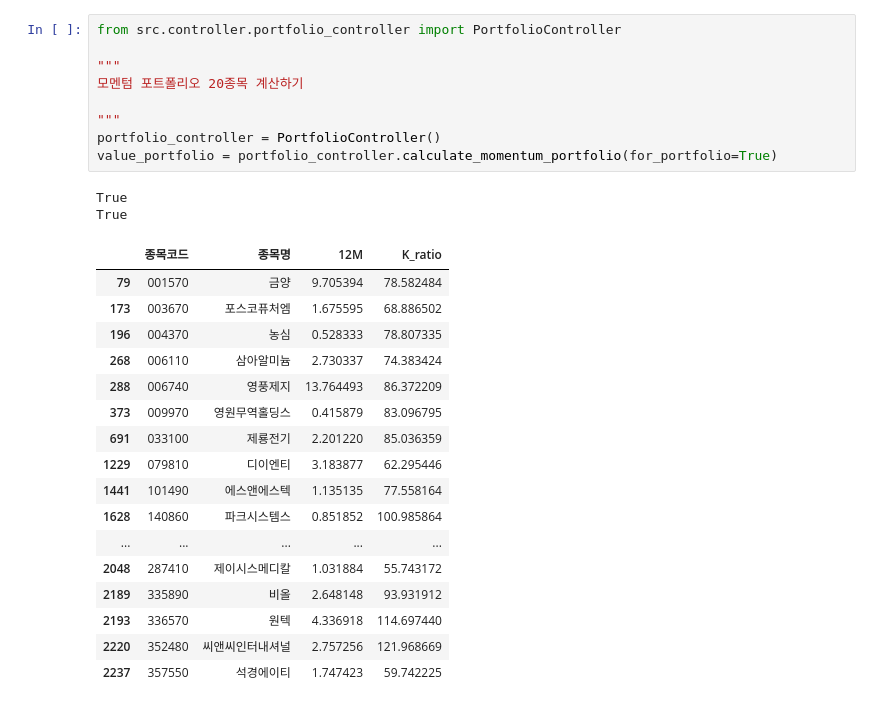
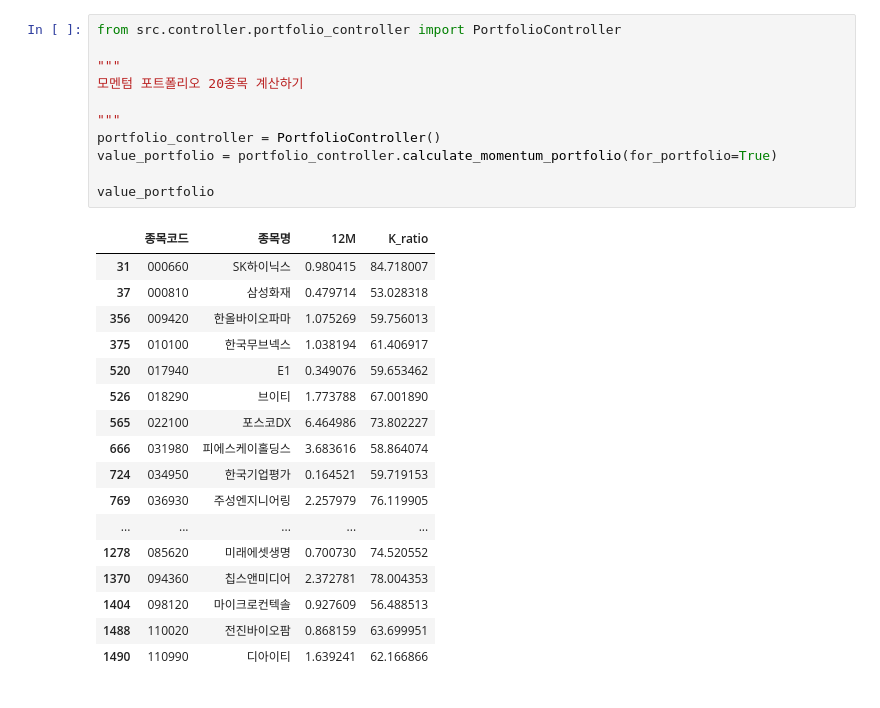
Before and after one commit to Yoodahun/make-quant-portfolio-using-python, a Jupyter notebook: src/jupyter_files/calculate_portfolio/calculate_portfolio.ipynb, the cells around one changed output. Drawn from its saved outputs; the diff is of its cells as text.

```diff
--- a/src/jupyter_files/calculate_portfolio/calculate_portfolio.ipynb
+++ b/src/jupyter_files/calculate_portfolio/calculate_portfolio.ipynb
@@ -35,32 +33,32 @@ True
 # %%
 from src.controller.portfolio_controller import PortfolioController
 
 """
 모멘텀 포트폴리오 20종목 계산하기
 
 """
 portfolio_controller = PortfolioController()
 value_portfolio = portfolio_controller.calculate_momentum_portfolio(for_portfolio=True)
+
+value_portfolio
 # %% [output]
-True
-True
 |  | 종목코드 | 종목명 | 12M | K_ratio |
-| 79 | 001570 | 금양 | 9.705394 | 78.582484 |
-| 173 | 003670 | 포스코퓨처엠 | 1.675595 | 68.886502 |
-| 196 | 004370 | 농심 | 0.528333 | 78.807335 |
-| 268 | 006110 | 삼아알미늄 | 2.730337 | 74.383424 |
-| 288 | 006740 | 영풍제지 | 13.764493 | 86.372209 |
-| 373 | 009970 | 영원무역홀딩스 | 0.415879 | 83.096795 |
-| 691 | 033100 | 제룡전기 | 2.201220 | 85.036359 |
-| 1229 | 079810 | 디이엔티 | 3.183877 | 62.295446 |
-| 1441 | 101490 | 에스앤에스텍 | 1.135135 | 77.558164 |
-| 1628 | 140860 | 파크시스템스 | 0.851852 | 100.985864 |
+| 31 | 000660 | SK하이닉스 | 0.980415 | 84.718007 |
+| 37 | 000810 | 삼성화재 | 0.479714 | 53.028318 |
+| 356 | 009420 | 한올바이오파마 | 1.075269 | 59.756013 |
+| 375 | 010100 | 한국무브넥스 | 1.038194 | 61.406917 |
+| 520 | 017940 | E1 | 0.349076 | 59.653462 |
+| 526 | 018290 | 브이티 | 1.773788 | 67.001890 |
+| 565 | 022100 | 포스코DX | 6.464986 | 73.802227 |
+| 666 | 031980 | 피에스케이홀딩스 | 3.683616 | 58.864074 |
+| 724 | 034950 | 한국기업평가 | 0.164521 | 59.719153 |
+| 769 | 036930 | 주성엔지니어링 | 2.257979 | 76.119905 |
 | ... | ... | ... | ... | ... |
-| 2048 | 287410 | 제이시스메디칼 | 1.031884 | 55.743172 |
-| 2189 | 335890 | 비올 | 2.648148 | 93.931912 |
-| 2193 | 336570 | 원텍 | 4.336918 | 114.697440 |
-| 2220 | 352480 | 씨앤씨인터내셔널 | 2.757256 | 121.968669 |
-| 2237 | 357550 | 석경에이티 | 1.747423 | 59.742225 |
+| 1278 | 085620 | 미래에셋생명 | 0.700730 | 74.520552 |
+| 1370 | 094360 | 칩스앤미디어 | 2.372781 | 78.004353 |
+| 1404 | 098120 | 마이크로컨텍솔 | 0.927609 | 56.488513 |
+| 1488 | 110020 | 전진바이오팜 | 0.868159 | 63.699951 |
+| 1490 | 110990 | 디아이티 | 1.639241 | 62.166866 |
 # %%
 from src.controller.portfolio_controller import PortfolioController
 
```
Also changed, not shown: parts of 3 cells of this notebook.
